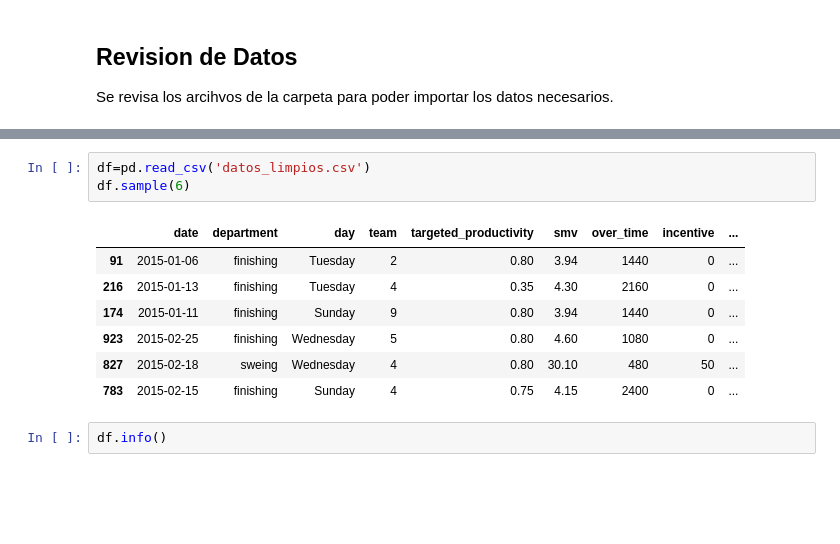
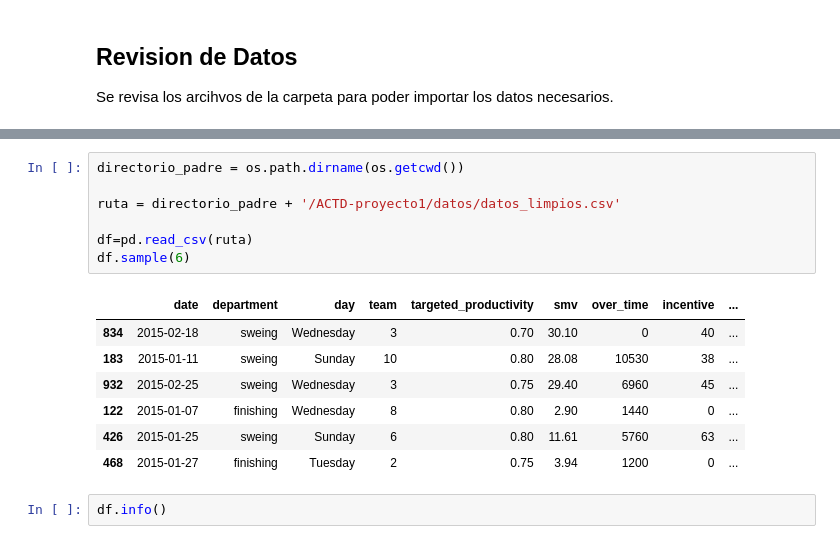
Before and after one commit to nicolascardenast/ACTD-proyecto1, a Jupyter notebook: model_desarrollo.ipynb, the cells around one changed output, grey strips where cells are left out. Cells and saved outputs as stored; diff of their text form; blank space fills up the shorter version.

Commit message:
UpDate: Actualizacion

```diff
--- a/model_desarrollo.ipynb
+++ b/model_desarrollo.ipynb
@@ -39,14 +39,18 @@ os.listdir()
-# %%
-df=pd.read_csv('datos_limpios.csv')
-df.sample(6)
-# %% [output]
-|  | date | department | day | team | targeted_productivity | smv | over_time | incentive | ... |
-| 91 | 2015-01-06 | finishing | Tuesday | 2 | 0.80 | 3.94 | 1440 | 0 | ... |
-| 216 | 2015-01-13 | finishing | Tuesday | 4 | 0.35 | 4.30 | 2160 | 0 | ... |
-| 174 | 2015-01-11 | finishing | Sunday | 9 | 0.80 | 3.94 | 1440 | 0 | ... |
-| 923 | 2015-02-25 | finishing | Wednesday | 5 | 0.80 | 4.60 | 1080 | 0 | ... |
-| 827 | 2015-02-18 | sweing | Wednesday | 4 | 0.80 | 30.10 | 480 | 50 | ... |
-| 783 | 2015-02-15 | finishing | Sunday | 4 | 0.75 | 4.15 | 2400 | 0 | ... |
+# %%
+directorio_padre = os.path.dirname(os.getcwd())
+
+ruta = directorio_padre + '/ACTD-proyecto1/datos/datos_limpios.csv'
+
+df=pd.read_csv(ruta)
+df.sample(6)
+# %% [output]
+|  | date | department | day | team | targeted_productivity | smv | over_time | incentive | ... |
+| 834 | 2015-02-18 | sweing | Wednesday | 3 | 0.70 | 30.10 | 0 | 40 | ... |
+| 183 | 2015-01-11 | sweing | Sunday | 10 | 0.80 | 28.08 | 10530 | 38 | ... |
+| 932 | 2015-02-25 | sweing | Wednesday | 3 | 0.75 | 29.40 | 6960 | 45 | ... |
+| 122 | 2015-01-07 | finishing | Wednesday | 8 | 0.80 | 2.90 | 1440 | 0 | ... |
+| 426 | 2015-01-25 | sweing | Sunday | 6 | 0.80 | 11.61 | 5760 | 63 | ... |
+| 468 | 2015-01-27 | finishing | Tuesday | 2 | 0.75 | 3.94 | 1200 | 0 | ... |
 # %%
 df.info()
 # %% [output]
```
Also changed, not shown: parts of 3 cells of this notebook, 3 other files.
